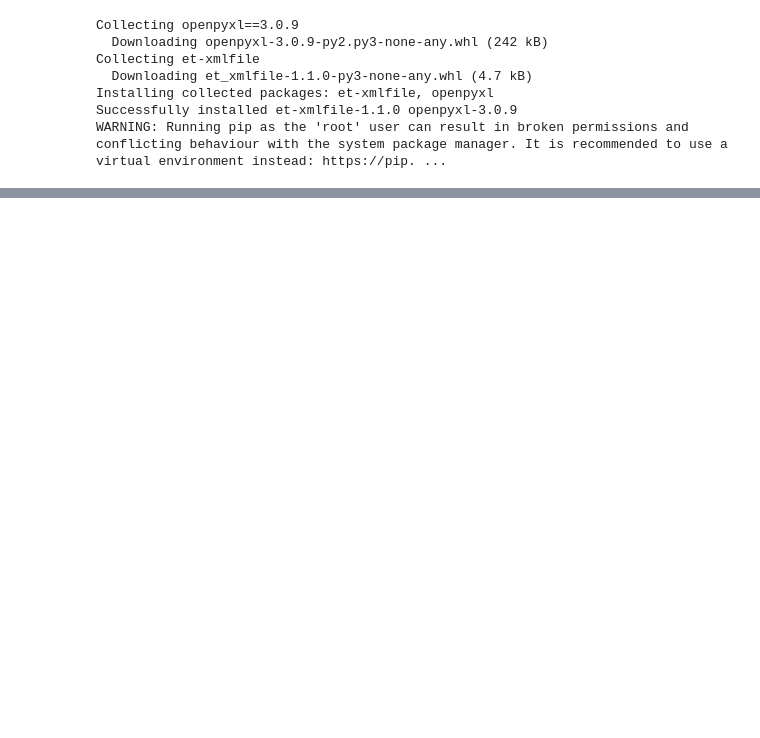
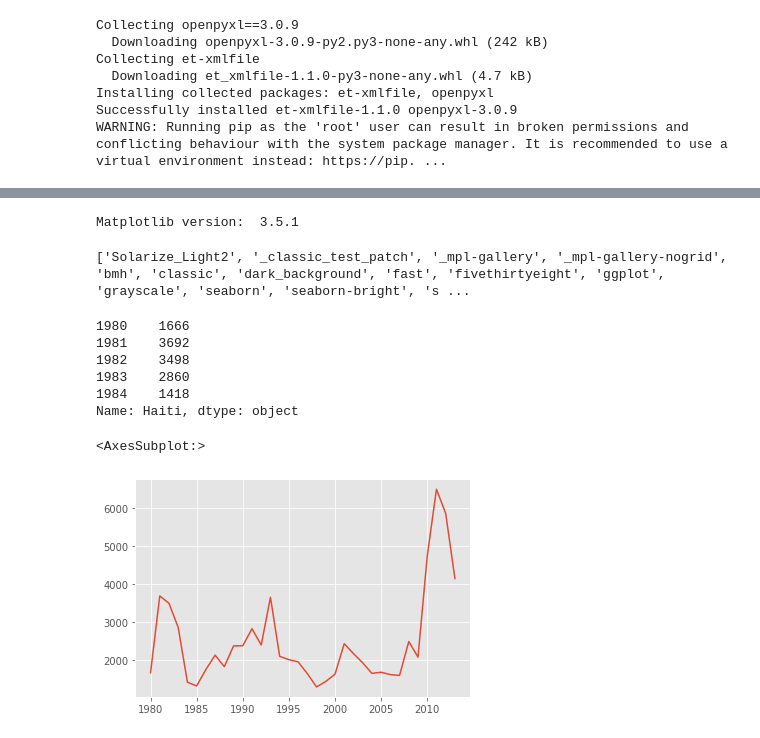
Before and after one commit to ahmdngi/DataScience-Projects, a Jupyter notebook: canada-immigration.ipynb, the cells around one changed output, grey strips where cells are left out. Drawn from its saved outputs; the diff is of its cells as text; code cells hidden in the pictures; blank space fills up the shorter version.

```diff
--- a/canada-immigration.ipynb
+++ b/canada-immigration.ipynb
@@ -52,0 +136,11 @@ df_can.describe()
+# %%
+#selecting Rows
+#df.loc[label]    # filters by the labels of the index/column the name in the table
+#df.iloc[index]   # filters by the positions of the index/column the number in the table
+
+#playing with index
+df_can.set_index('Country',inplace=True)
+#df_can.index.name = 'Country'
+## optional: to remove the name of the index
+#df_can.index.name = None
+# tip: The opposite of set is reset. So to reset the index, we can use df_can.reset_index()
@@ -52,0 +193,3 @@ df_can.describe()
+# %%
+df_can.columns = list(map(str, df_can.columns))
+df_can.columns
@@ -52,0 +203,3 @@ df_can.describe()
+# %%
+years =list(map(str,range(1980,2014)))
+years
@@ -52,0 +307,22 @@ df_can.describe()
+# %%
+print('Matplotlib version: ', mpl.__version__)
+# %% [output]
+Matplotlib version:  3.5.1
+# %%
+print(plt.style.available)
+mpl.style.use(['ggplot'])
+# %% [output]
+['Solarize_Light2', '_classic_test_patch', '_mpl-gallery', '_mpl-gallery-nogrid', 'bmh', 'classic', 'dark_background', 'fast', 'fivethirtyeight', 'ggplot', 'grayscale', 'seaborn', 'seaborn-bright', 's ...
+# %%
+haiti=df_can.loc['Haiti',years]
+print(haiti.head())
+haiti.plot()
+# %% [output]
+1980    1666
+1981    3692
+1982    3498
+1983    2860
+1984    1418
+Name: Haiti, dtype: object
+<AxesSubplot:>
+[figure, added]
```
Also changed, not shown: parts of 35 cells of this notebook.
